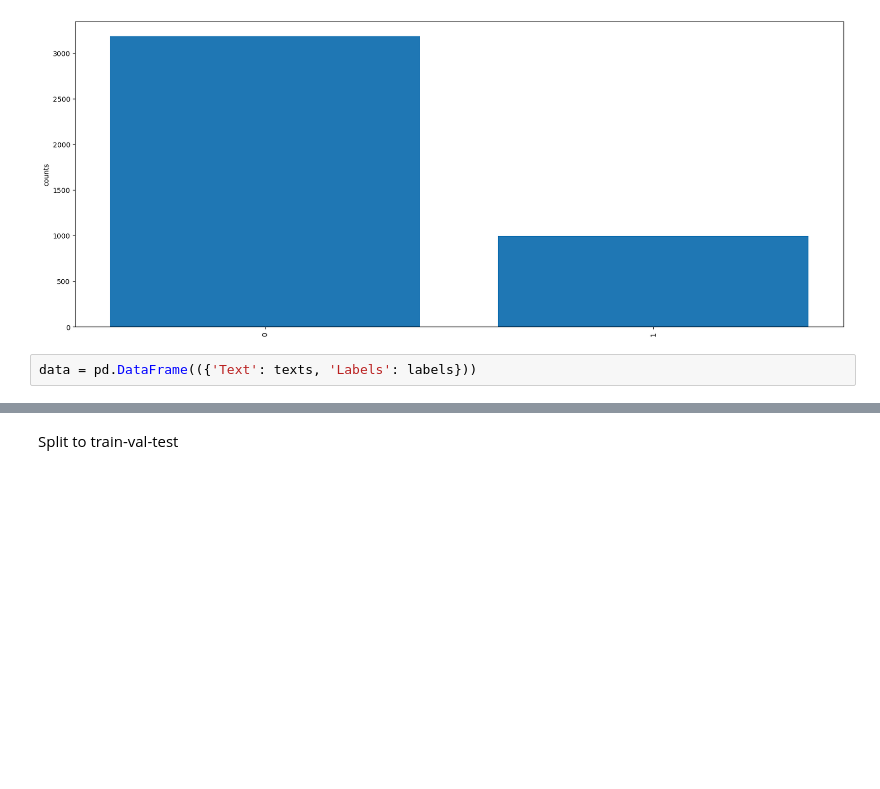
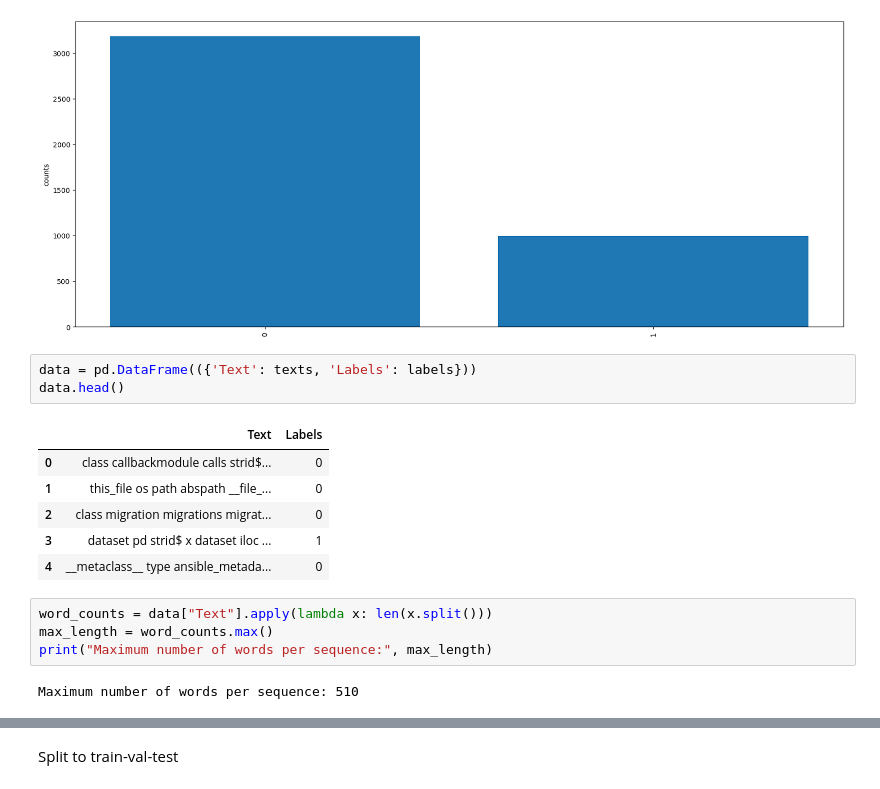
Before and after one commit to iliaskaloup/llmBased_vulnPrediction, a Jupyter notebook: ml/gensim/embs_to_dl.ipynb, the cells around one changed output, grey strips where cells are left out. Saved outputs shown, nothing was run; the diff lists cells and outputs as text; blank space fills up the shorter version.

```diff
--- a/ml/gensim/embs_to_dl.ipynb
+++ b/ml/gensim/embs_to_dl.ipynb
@@ -114,3 +145,17 @@ Elements in dataset: 4184
 [figure]
 # %%
 data = pd.DataFrame(({'Text': texts, 'Labels': labels}))
+data.head()
+# %% [output]
+|  | Text | Labels |
+| 0 | class callbackmodule calls strid$... | 0 |
+| 1 | this_file os path abspath __file_... | 0 |
+| 2 | class migration migrations migrat... | 0 |
+| 3 | dataset pd strid$ x dataset iloc ... | 1 |
+| 4 | __metaclass__ type ansible_metada... | 0 |
+# %%
+word_counts = data["Text"].apply(lambda x: len(x.split()))
+max_length = word_counts.max()
+print("Maximum number of words per sequence:", max_length)
+# %% [output]
+Maximum number of words per sequence: 510
```
Also changed, not shown: parts of 25 cells of this notebook.
